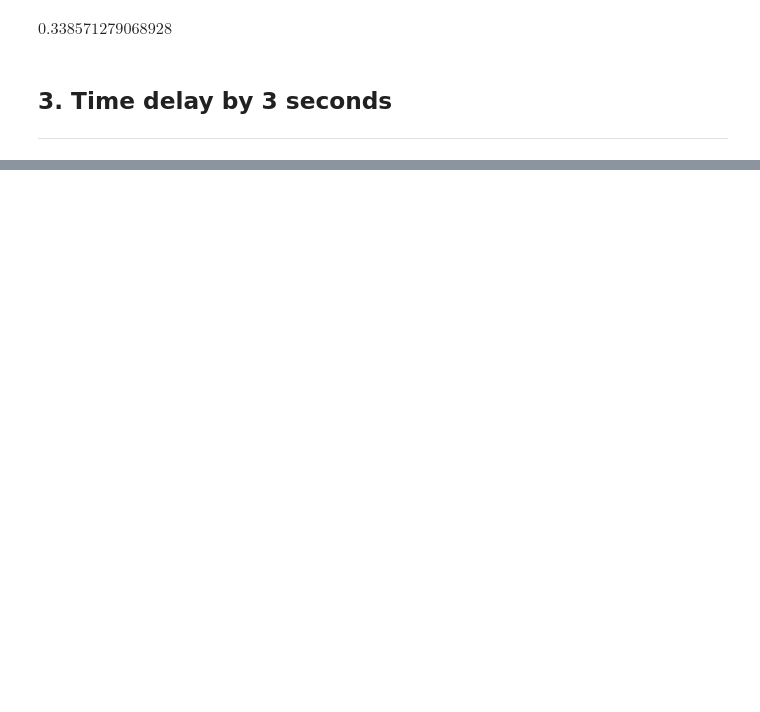
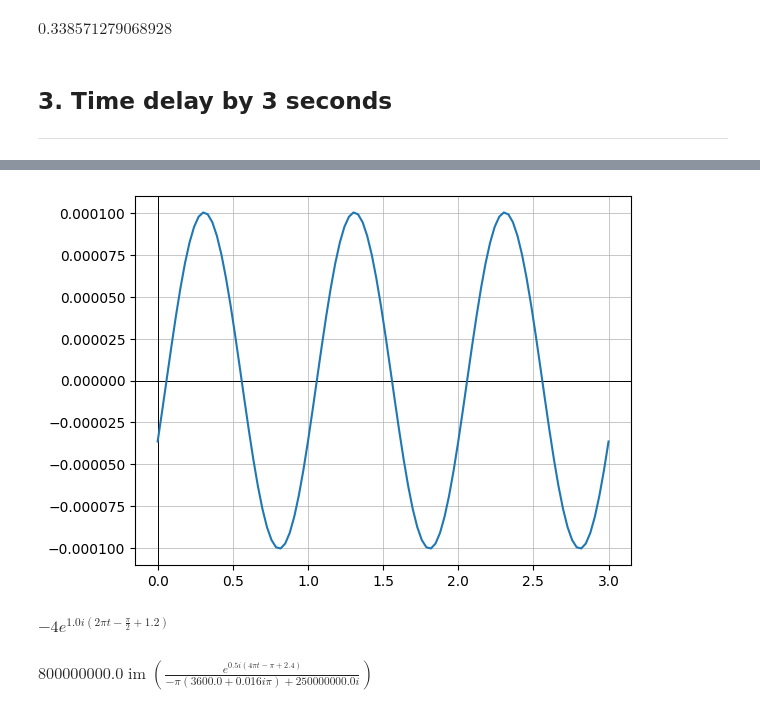
Before and after one commit to alonso-herreros/uni-syscirc-problems, a Jupyter notebook: code/circuits/C.1.ipynb, the cells around one changed output, grey strips where cells are left out. Cells and saved outputs as stored; diff of their text form; code cells hidden in the pictures; blank space fills up the shorter version.

```diff
--- a/code/circuits/C.1.ipynb
+++ b/code/circuits/C.1.ipynb
@@ -113,0 +172,12 @@ plotcont([re(Vg), L.i, R2.v], [0, 3*(2*pi/ω.evalf())], nsamples=200, vars=t)
+# %%
+plotcont([L.v], [0, 3*(2*pi/ω.evalf())], nsamples=100, vars=t)
+# %% [output]
+[figure, added]
+# %%
+Vg2.value
+# %% [output]
+$\displaystyle - 4 e^{1.0 i \left(2 \pi t - \frac{\pi}{2} + 1.2\right)}$
+# %%
+Vo2.value
+# %% [output]
+$\displaystyle 800000000.0 \operatorname{im}{\left(\frac{e^{0.5 i \left(4 \pi t - \pi + 2.4\right)}}{- \pi \left(3600.0 + 0.016 i \pi\right) + 250000000.0 i}\right)}$
```
Also changed, not shown: parts of 25 cells of this notebook.
